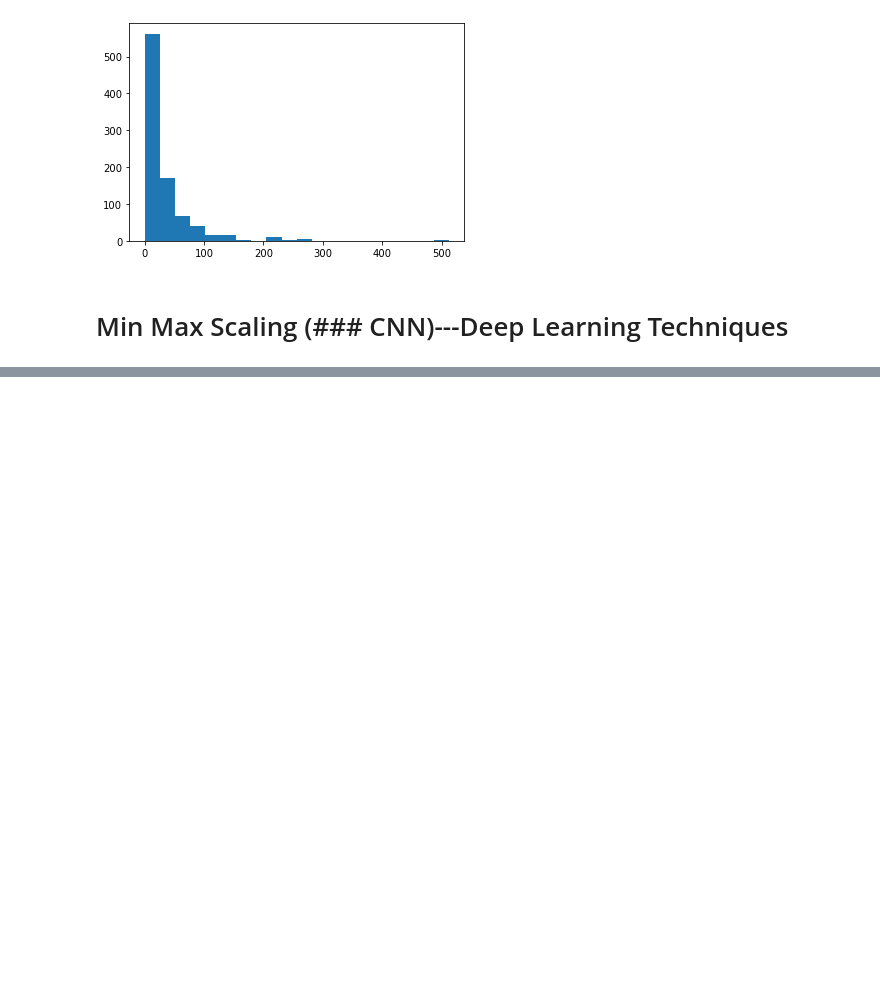
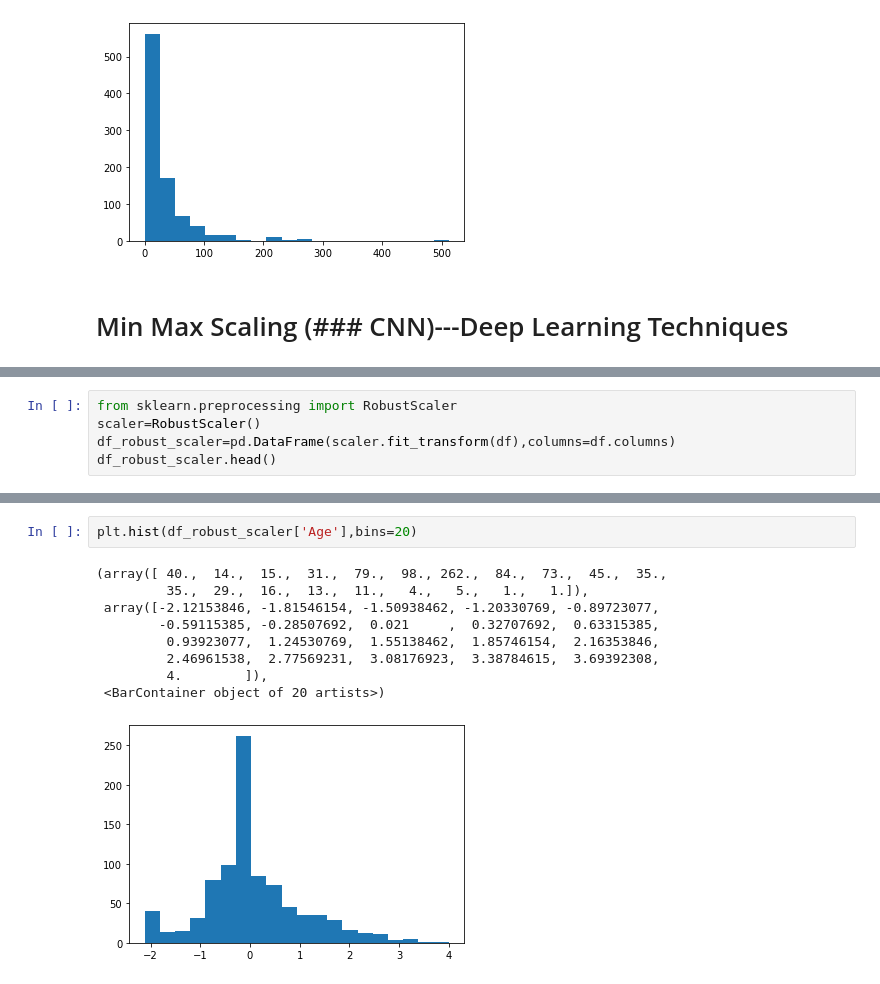
Before and after one commit to AugustineJosephMN/Feature-Engineering, a Jupyter notebook: Normalization and Std.ipynb, the cells around one changed output, grey strips where cells are left out. Drawn from its saved outputs; the diff is of its cells as text; blank space fills up the shorter version.

```diff
--- a/Normalization and Std.ipynb
+++ b/Normalization and Std.ipynb
@@ -102,0 +148,5 @@ X_scaled = (X - X.min / (X.max - X.min)
+# %%
+from sklearn.preprocessing import RobustScaler
+scaler=RobustScaler()
+df_robust_scaler=pd.DataFrame(scaler.fit_transform(df),columns=df.columns)
+df_robust_scaler.head()
@@ -102,0 +160,12 @@ X_scaled = (X - X.min / (X.max - X.min)
+# %%
+plt.hist(df_robust_scaler['Age'],bins=20)
+# %% [output]
+(array([ 40.,  14.,  15.,  31.,  79.,  98., 262.,  84.,  73.,  45.,  35.,
+         35.,  29.,  16.,  13.,  11.,   4.,   5.,   1.,   1.]),
+ array([-2.12153846, -1.81546154, -1.50938462, -1.20330769, -0.89723077,
+        -0.59115385, -0.28507692,  0.021     ,  0.32707692,  0.63315385,
+         0.93923077,  1.24530769,  1.55138462,  1.85746154,  2.16353846,
+         2.46961538,  2.77569231,  3.08176923,  3.38784615,  3.69392308,
+         4.        ]),
+ <BarContainer object of 20 artists>)
+[figure, added]
```
Also changed, not shown: parts of 33 cells of this notebook.
